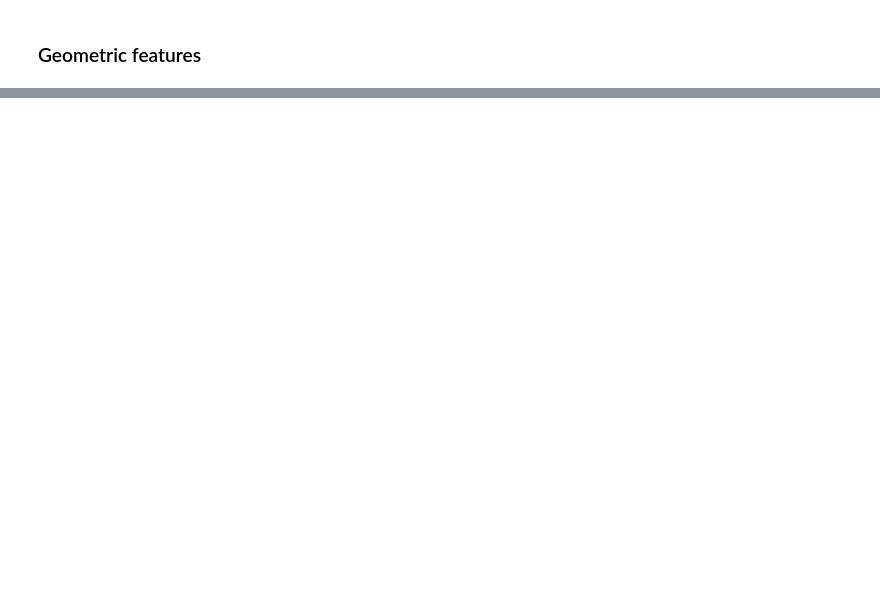
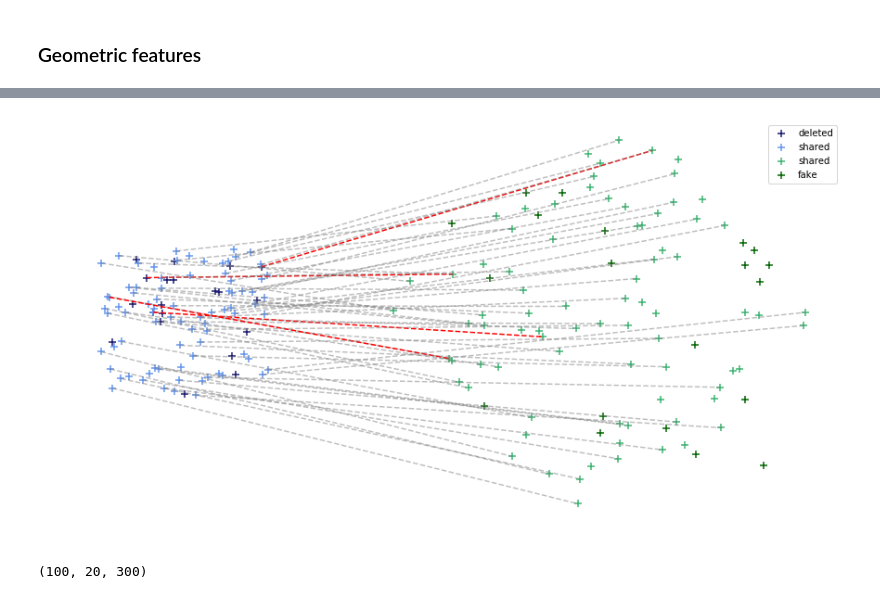
Before and after one commit to maximenannan/image-matching, a Jupyter notebook: notebooks/Geometric matching applied to point clouds.ipynb, the cells around one changed output, grey strips where cells are left out. Saved outputs shown, nothing was run; the diff lists cells and outputs as text; code cells hidden in the pictures; blank space fills up the shorter version.

```diff
--- a/notebooks/Geometric matching applied to point clouds.ipynb
+++ b/notebooks/Geometric matching applied to point clouds.ipynb
@@ -145,0 +169,22 @@ for i1, i2 in zip(np.arange(N1), mapping):
+# %%
+similarities = np.zeros((N1, T))
+for n in range(N1):
+    for t in range(T):
+        first_triangle = triangles1[n][t]
+        second_triangle = np.array([points2[mapping[i]] for i in triangles1_indexes[n][t]])
+        similarities[n][t] = triangle_similarity(first_triangle, second_triangle)
+
+score = np.mean(similarities, axis=1)
+threshold = 0.2
+
+fig, ax = plt.subplots(1, 1, figsize=(15, 8))
+draw_point_clouds(points1, points2, 5., N1, N_deleted, ax, False)
+
+for i1, i2 in zip(np.arange(N1)[score>threshold], mapping[score>threshold]):
+    ax.plot([points1[i1][0], points2[i2][0]+5.], [points1[i1][1], points2[i2][1]],
+            linestyle='--', color='gray' if correctly_matched[i1] else 'r',
+            alpha=0.5 if correctly_matched[i1] else 1.)
+#     ax.text(*(points1[i1]+np.array([0.05, 0.])), str(i1))
+#     ax.text(*(points2[i2]+np.array([5.05, 0.])), str(i2))
+# %% [output]
+[figure, added]
@@ -146,3 +208,7 @@ for i1, i2 in zip(np.arange(N1), mapping):
+# %%
+potentials.shape
+# %% [output]
+(100, 20, 300)
 # %%
 print(f'Correct matches: {np.sum(correctly_matched)}/{N1-N_deleted}')
 # %% [output]
```
Also changed, not shown: parts of 13 cells of this notebook.
